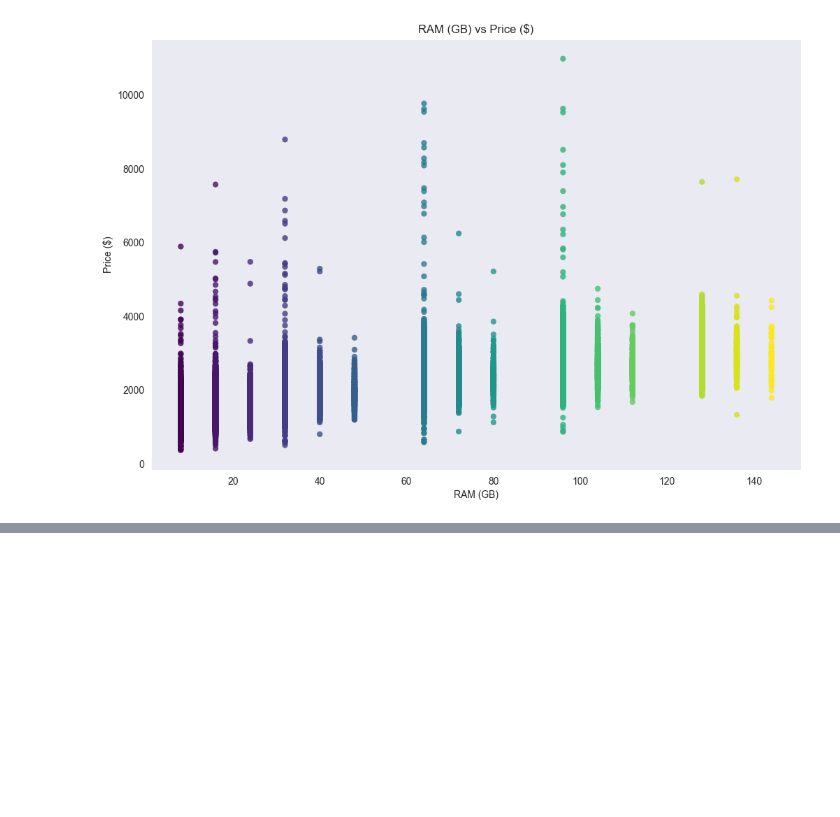
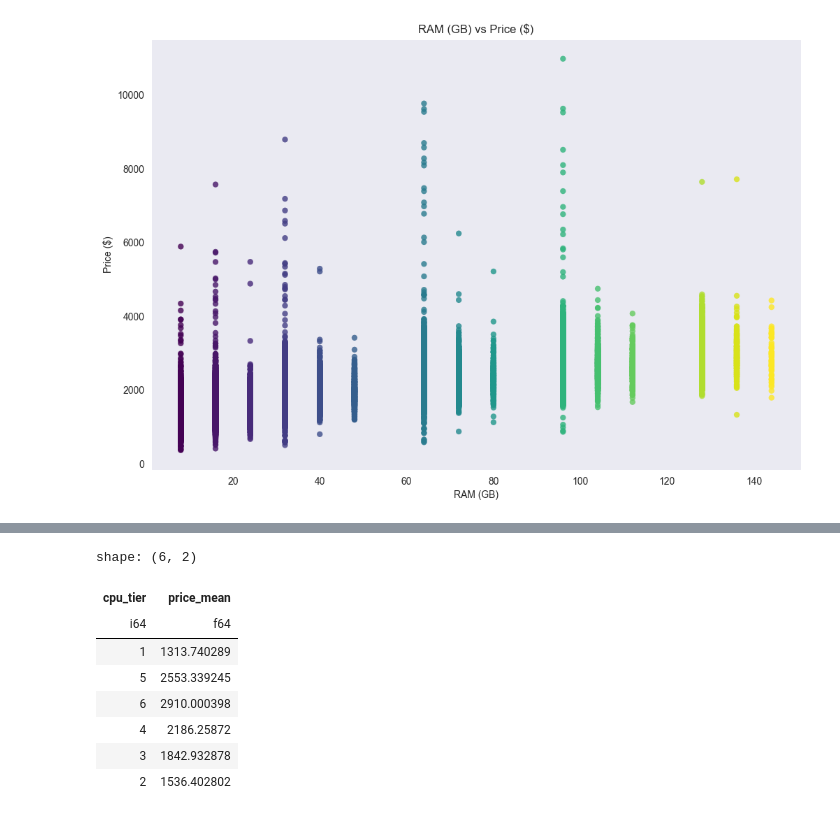
Before and after one commit to ZygimantasB/polars_library, a Jupyter notebook: kaggle/All Computer Prices.ipynb, the cells around one changed output, grey strips where cells are left out. Saved outputs shown, nothing was run; the diff lists cells and outputs as text; code cells hidden in the pictures; blank space fills up the shorter version.

```diff
--- a/kaggle/All Computer Prices.ipynb
+++ b/kaggle/All Computer Prices.ipynb
@@ -348,0 +350,20 @@ shape: (2, 3)
+# %%
+cpu_tier_price = df.select(
+    pl.col('cpu_tier', 'price')
+).group_by(
+    'cpu_tier'
+).agg(
+    pl.mean('price').alias('price_mean'),
+)
+
+cpu_tier_price
+# %% [output]
+shape: (6, 2)
+| cpu_tier | price_mean |
+| i64 | f64 |
+| 1 | 1313.740289 |
+| 5 | 2553.339245 |
+| 6 | 2910.000398 |
+| 4 | 2186.25872 |
+| 3 | 1842.932878 |
+| 2 | 1536.402802 |
```
Also changed, not shown: parts of 3 cells of this notebook.
